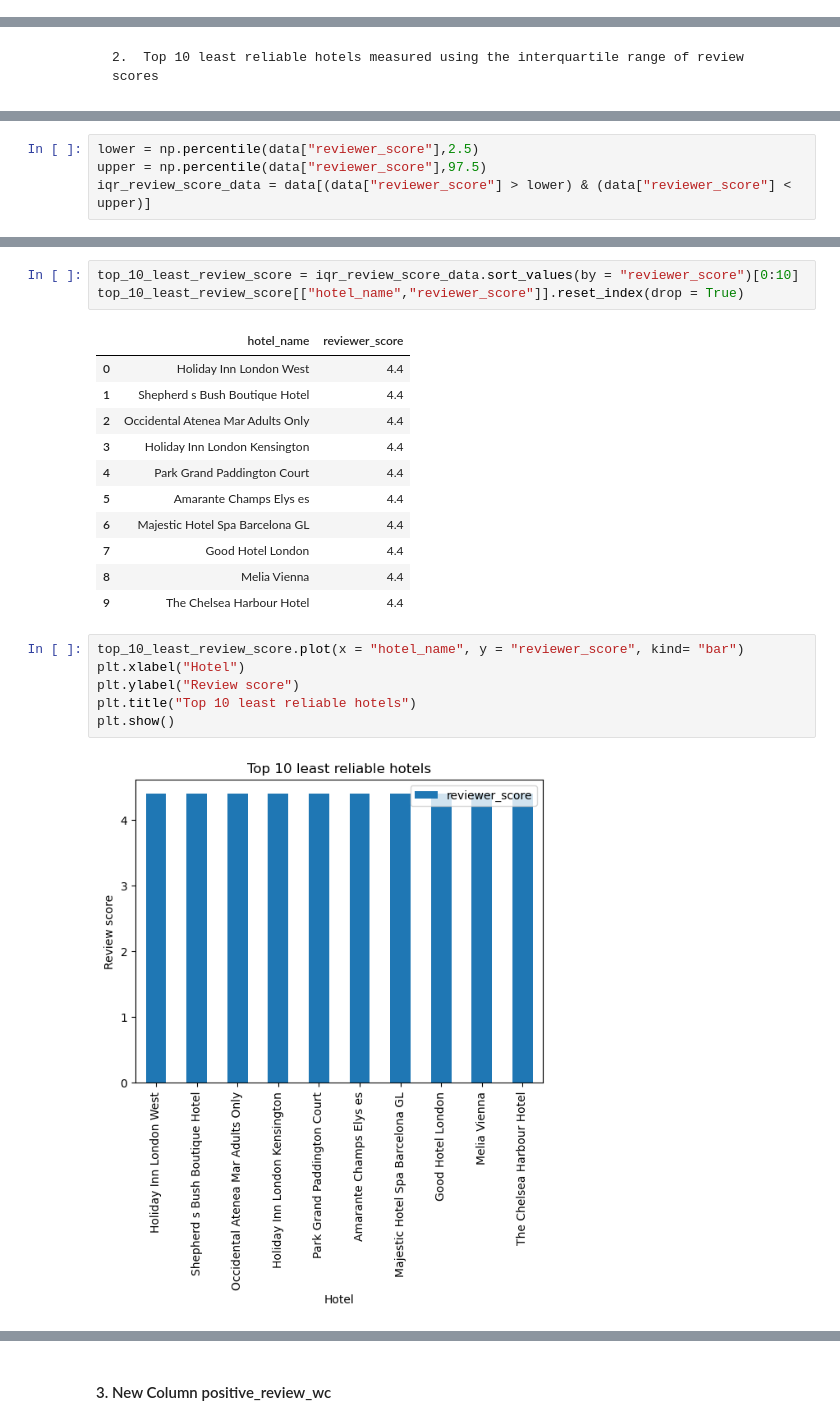
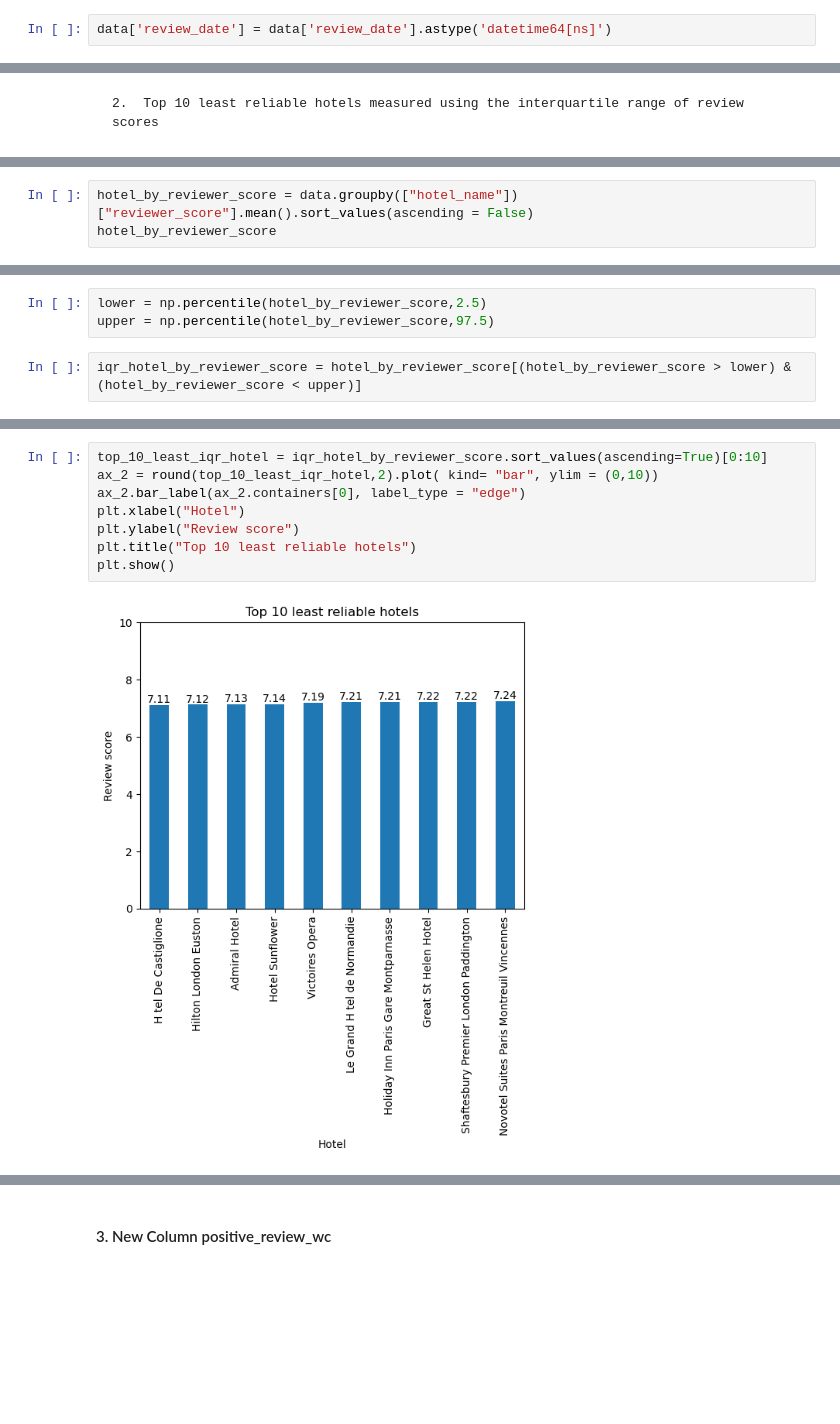
Before and after one commit to lamquangthinh2001/Hotels_Analysis, a Jupyter notebook: hotel-analysis.ipynb, the cells around one changed output, grey strips where cells are left out. Saved outputs shown, nothing was run; the diff lists cells and outputs as text; blank space fills up the shorter version.

```diff
--- a/hotel-analysis.ipynb
+++ b/hotel-analysis.ipynb
@@ -31,2 +59,4 @@ data["days_since_review"] = pd.to_numeric(data["days_since_review"])
+# %%
+data['review_date'] = data['review_date'].astype('datetime64[ns]')
 # %% [markdown]
     Summarise the data
@@ -71,0 +97,3 @@ plt.show()
+# %%
+hotel_by_reviewer_score = data.groupby(["hotel_name"])["reviewer_score"].mean().sort_values(ascending = False)
+hotel_by_reviewer_score
@@ -81,5 +123,6 @@ plt.show()
 # %%
-lower = np.percentile(data["reviewer_score"],2.5)
-upper = np.percentile(data["reviewer_score"],97.5)
-iqr_review_score_data = data[(data["reviewer_score"] > lower) & (data["reviewer_score"] < upper)]
+lower = np.percentile(hotel_by_reviewer_score,2.5)
+upper = np.percentile(hotel_by_reviewer_score,97.5)
+# %%
+iqr_hotel_by_reviewer_score = hotel_by_reviewer_score[(hotel_by_reviewer_score > lower) & (hotel_by_reviewer_score < upper)]
 # %% [markdown]
@@ -87,23 +130,10 @@ iqr_review_score_data = data[(data["reviewer_score"] > lower) & (data["reviewer_
-# %%
-top_10_least_review_score = iqr_review_score_data.sort_values(by = "reviewer_score")[0:10]
-top_10_least_review_score[["hotel_name","reviewer_score"]].reset_index(drop = True)
-# %% [output]
-|  | hotel_name | reviewer_score |
-| 0 | Holiday Inn London West | 4.4 |
-| 1 | Shepherd s Bush Boutique Hotel | 4.4 |
-| 2 | Occidental Atenea Mar Adults Only | 4.4 |
-| 3 | Holiday Inn London Kensington | 4.4 |
-| 4 | Park Grand Paddington Court | 4.4 |
-| 5 | Amarante Champs Elys es | 4.4 |
-| 6 | Majestic Hotel Spa Barcelona GL | 4.4 |
-| 7 | Good Hotel London | 4.4 |
-| 8 | Melia Vienna | 4.4 |
-| 9 | The Chelsea Harbour Hotel | 4.4 |
 # %%
-top_10_least_review_score.plot(x = "hotel_name", y = "reviewer_score", kind= "bar")
+top_10_least_iqr_hotel = iqr_hotel_by_reviewer_score.sort_values(ascending=True)[0:10]
+ax_2 = round(top_10_least_iqr_hotel,2).plot( kind= "bar", ylim = (0,10))
+ax_2.bar_label(ax_2.containers[0], label_type = "edge")
 plt.xlabel("Hotel")
 plt.ylabel("Review score")
 plt.title("Top 10 least reliable hotels")
 plt.show()
 # %% [output]
-[figure, old version]
+[figure, new version]
```
Also changed, not shown: parts of 26 cells of this notebook.
